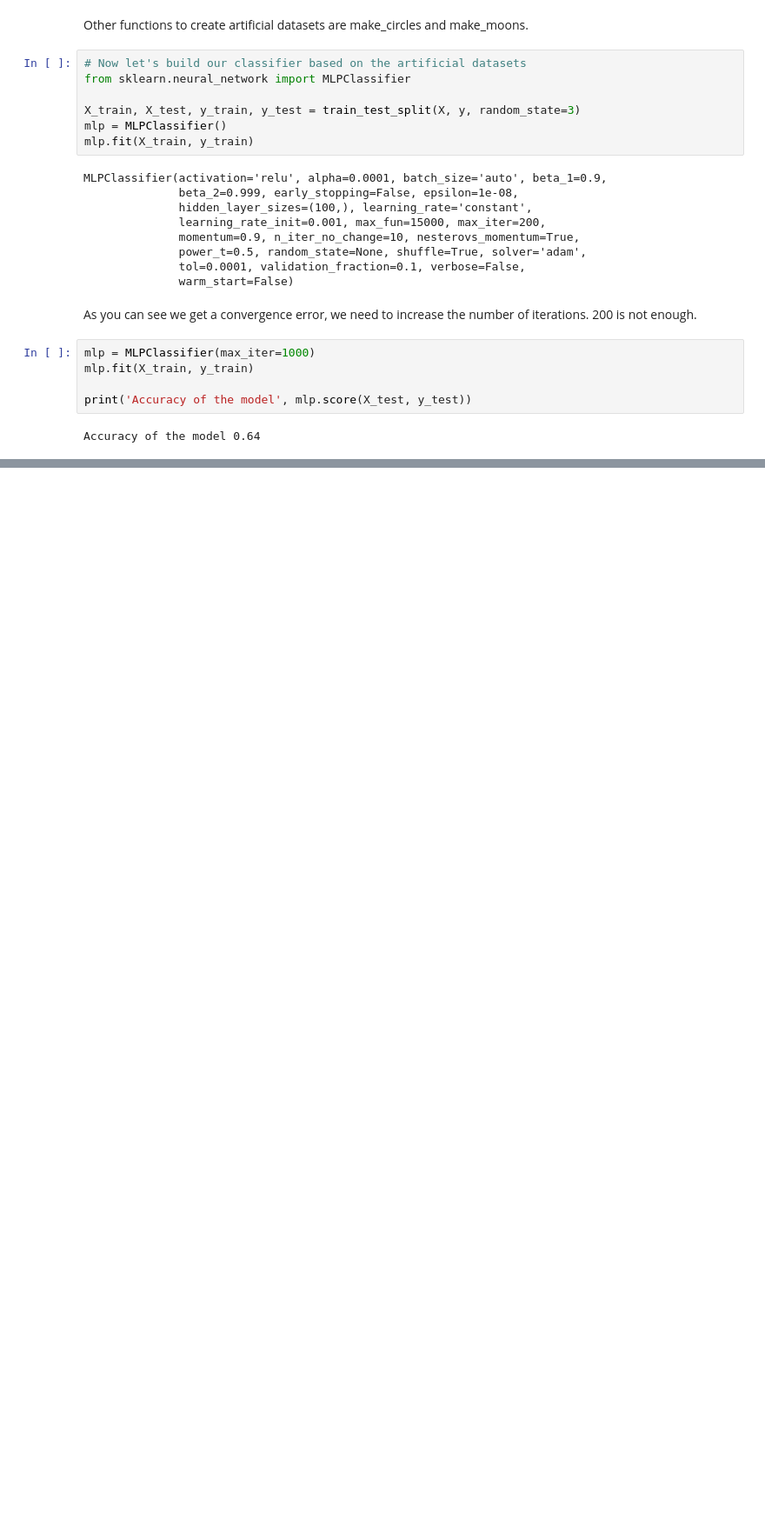
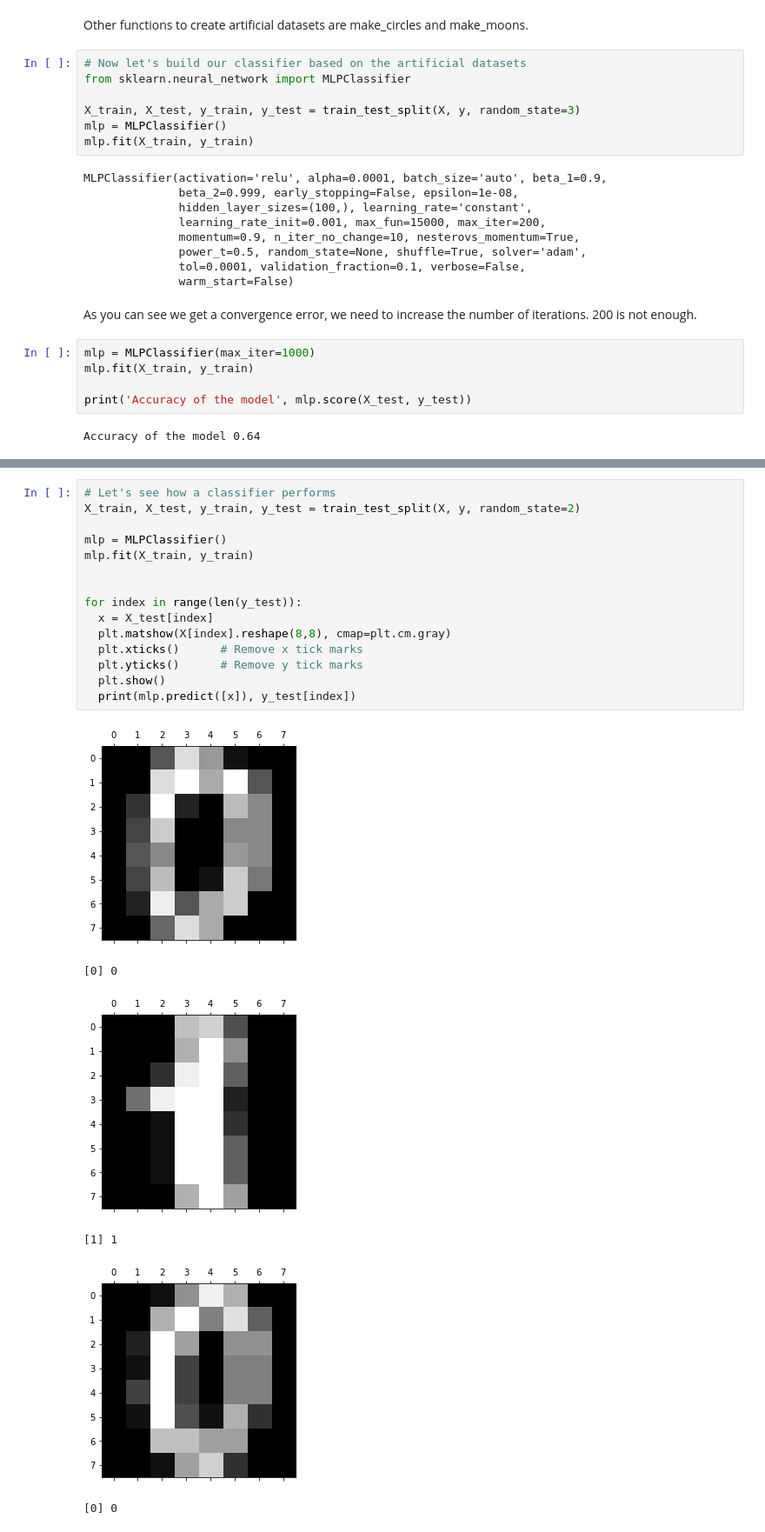
Before and after one commit to EnricoHuber/SoloLearn, a Jupyter notebook: Machine_Learning_Course.ipynb, the cells around one changed output, grey strips where cells are left out. Shown at 87% size. Cells and saved outputs as stored; diff of their text form; blank space fills up the shorter version.

```diff
--- a/Machine_Learning_Course.ipynb
+++ b/Machine_Learning_Course.ipynb
@@ -1193,0 +1248,22 @@ Some parameters can be changed. In fact we can set things like:
+# %%
+# Let's see how a classifier performs
+X_train, X_test, y_train, y_test = train_test_split(X, y, random_state=2)
+
+mlp = MLPClassifier()
+mlp.fit(X_train, y_train)
+
+
+for index in range(len(y_test)):
+  x = X_test[index]
+  plt.matshow(X[index].reshape(8,8), cmap=plt.cm.gray)
+  plt.xticks()      # Remove x tick marks
+  plt.yticks()      # Remove y tick marks
+  plt.show()
+  print(mlp.predict([x]), y_test[index])
+# %% [output]
+[figure, added]
+[0] 0
+[figure, added]
+[1] 1
+[figure, added]
+[0] 0
```
Also changed, not shown: parts of 23 cells of this notebook.
